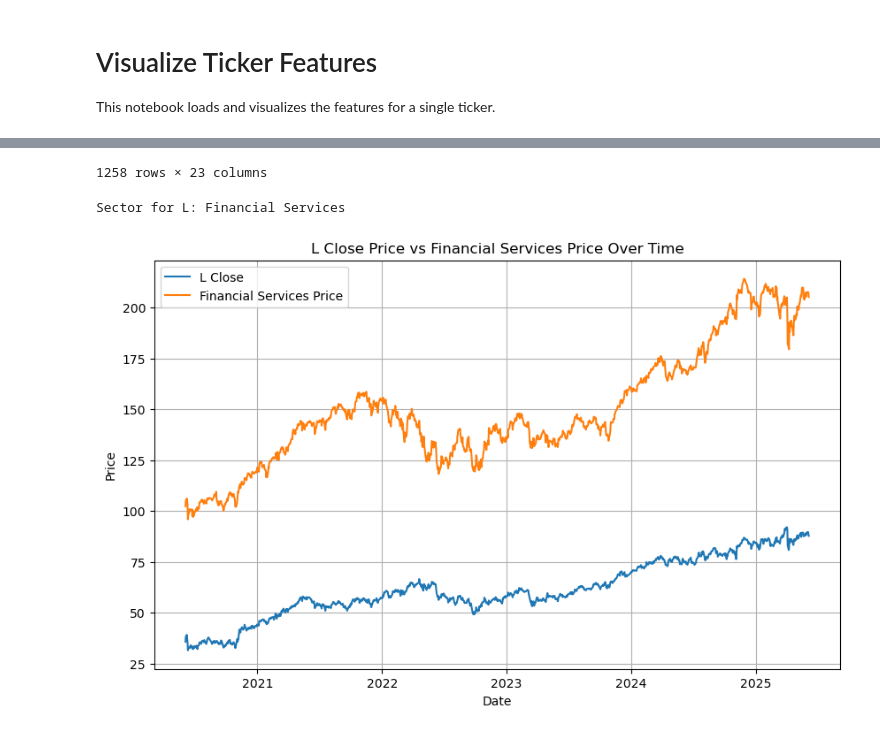
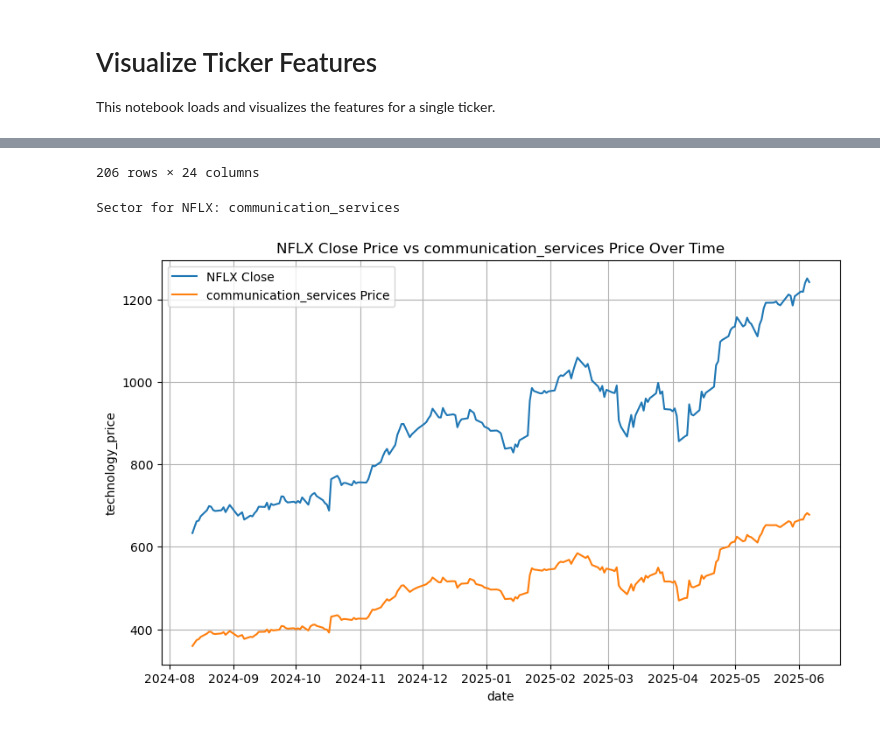
Before and after one commit to solvmanifold/LatentTrader, a Jupyter notebook: notebooks/visualize_ticker_features.ipynb, the cells around one changed output, grey strips where cells are left out. Drawn from its saved outputs; the diff is of its cells as text; code cells hidden in the pictures.

Commit message:
feat: update source files and notebooks, add visualizations, update tickers list

```diff
--- a/notebooks/visualize_ticker_features.ipynb
+++ b/notebooks/visualize_ticker_features.ipynb
@@ -8,7 +8,7 @@ import matplotlib.pyplot as plt
 import json
 
 # Load the ticker's features from the Parquet file
-ticker = 'L'  # Change this to the desired ticker
+ticker = 'NFLX'  # Change this to the desired ticker
 df = pd.read_parquet(f'../data/ticker_features/{ticker}_features.parquet')
 
 # Display the last few rows
@@ -19,7 +19,7 @@ with open('../data/market_features/sector_mapping.json', 'r') as f:
     sector_dict = json.load(f)
 
 # Get the sector for the ticker
-sector = sector_dict.get(ticker, 'Unknown')
+sector = sector_dict.get(ticker, 'Unknown').lower().replace(' ', '_')
 print(f"Sector for {ticker}: {sector}")
 
 # Load the sector's Parquet file
@@ -27,14 +27,14 @@ sector_df = pd.read_parquet(f'../data/market_features/sectors/{sector}.parquet')
 
 # Plot the ticker's 'Close' price over time
 plt.figure(figsize=(10, 6))
-plt.plot(df.index, df['Close'], label=f'{ticker} Close')
+plt.plot(df.index, df['close'], label=f'{ticker} Close')
 
 # Overlay the sector's 'price' data
-plt.plot(sector_df.index, sector_df['price'], label=f'{sector} Price')
+plt.plot(sector_df.index, sector_df[sector.lower() + '_price'], label=f'{sector} Price')
 
 plt.title(f'{ticker} Close Price vs {sector} Price Over Time')
-plt.xlabel('Date')
-plt.ylabel('Price')
+plt.xlabel('date')
+plt.ylabel('technology_price')
 plt.legend()
 plt.grid(True)
 plt.show()
@@ -55,3 +55,3 @@ plt.show()
-1258 rows × 23 columns
+206 rows × 24 columns
-Sector for L: Financial Services
+Sector for NFLX: communication_services
-[figure, old version]
+[figure, new version]
```
Also changed, not shown: parts of 2 cells of this notebook, 12 other files.
